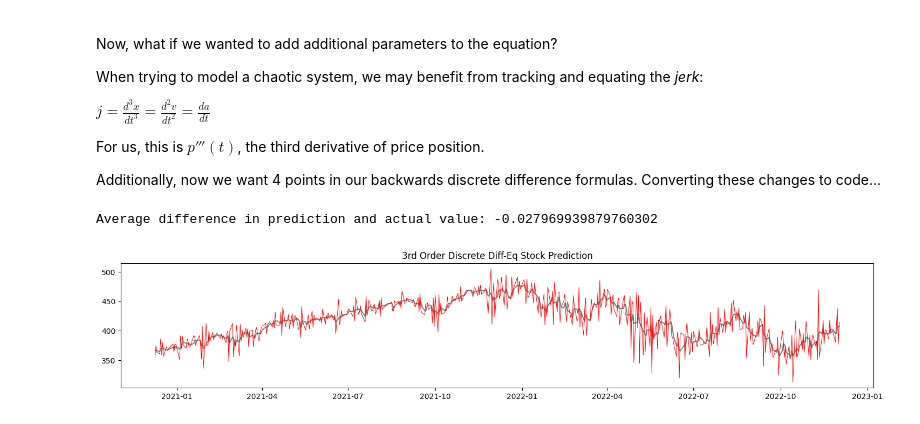
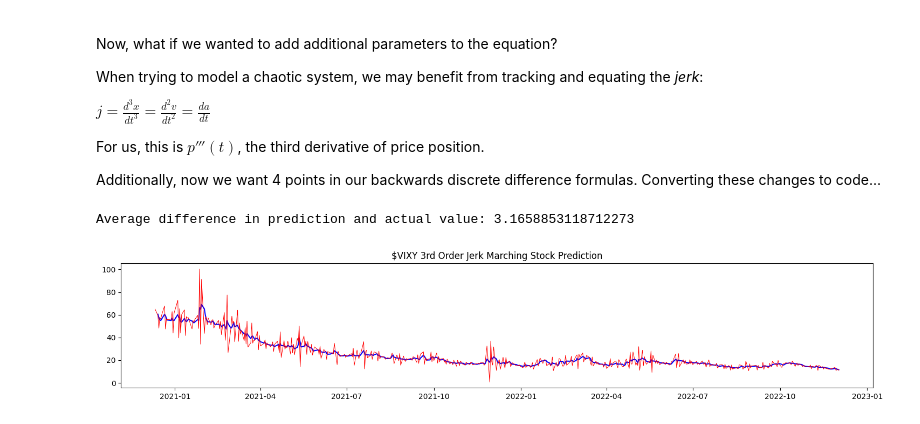
Before and after one commit to patrick-may/Differential-Equations-Stock-Modeler, a Jupyter notebook: project_writeup.ipynb, the cells around one changed output. Drawn from its saved outputs; the diff is of its cells as text; code cells hidden in the pictures.

```diff
--- a/project_writeup.ipynb
+++ b/project_writeup.ipynb
@@ -41,7 +41,7 @@ import matplotlib.pyplot as plt
 import scipy
 
 # read in dataset
-ticker="SPY"
+ticker="VIXY"
 df = pd.read_csv(f"{ticker}HistoricalData.csv")
 
 # read in discrete points for p(t)
@@ -70,7 +70,7 @@ def accel_predict(price_points):
         soln.append(step_vec)
     return soln
 
-def next_price(inputs):
+def next_accel_price(inputs):
     return inputs[0] + inputs[1] + (1/2)*inputs[2]
 
 finite_points = accel_predict(prices)
@@ -79,7 +79,7 @@ day = 2
 one_step_guesses = []
 for row in finite_points:
     #print("(Actual) Day",day,row[0])
-    guess = np.round(next_price(row), 3)
+    guess = np.round(next_accel_price(row), 3)
     #print("(Prediction) Day",day+1,guess)
     one_step_guesses.append(guess)
     day += 1
@@ -87,9 +87,9 @@ for row in finite_points:
 #print(np.array([x - y for x, y in zip(one_step_guesses, price_compare)]))
 price_compare = prices[3:] # predictions start on day 2 going to day 3 :)
 #print(price_compare[:10],one_step_guesses[:10])
-plt.plot(timestamps[3:], price_compare, color="gray", label="actual")
+plt.plot(timestamps[3:], price_compare, color="blue", label="actual")
 plt.plot(timestamps[2:], one_step_guesses, color="red", label="predicted", linewidth=0.7)
-plt.title("2nd Order Discrete Diff-Eq Stock Prediction")
-diffs = np.array([x - y for x, y in zip(one_step_guesses, price_compare)])
+plt.title(f"${ticker} 2nd Order Acceleration 1-step Stock Prediction")
+diffs = np.array([abs(x - y) for x, y in zip(one_step_guesses, price_compare)])
 print("Average difference in prediction and actual value:",np.average(diffs))
 # %% [output]
@@ -120,35 +120,35 @@ def jerk_predict(price_points):
         # 4 point backward second derivative finite difference
         a_x = (2 * xi) - (5 * xi_1) + (4 * xi_2) - (xi_3)
         # 4 point backward third derivative finite difference
         j_x = xi - (3 * xi_1) + (3 * xi_2) - (1 * xi_3)
 
         step_vec = np.array([p_x, v_x, a_x, j_x])
         soln.append(step_vec)
     return soln
 
 def next_jerk_price(row):
     return row[0] + row[1] + (1/2)*row[2] + (1/6)*row[3]
 
 jerk_points = jerk_predict(prices)
 day = 3
 one_step_guesses = []
 
 for row in jerk_points:
     guess = np.round(next_jerk_price(row), 3)
     one_step_guesses.append(guess)
     day += 1
 
     #print("(Actual) Day",day,row[0])
     #print("(Prediction) Day",day+1,guess)
 
 #print(np.array([x - y for x, y in zip(one_step_guesses, price_compare)]))
 price_compare = prices[4:] # predictions start on day 2 going to day 3 :)
 #print(price_compare[:10],one_step_guesses[:10])
-plt.plot(timestamps[4:], price_compare, color="gray", label="actual")
+plt.plot(timestamps[4:], price_compare, color="blue", label="actual")
 plt.plot(timestamps[3:], one_step_guesses, color="red", label="predicted", linewidth=0.7)
-plt.title("3rd Order Discrete Diff-Eq Stock Prediction")
-diffs = np.array([x - y for x, y in zip(one_step_guesses, price_compare)])
+plt.title(f"${ticker} 3rd Order Jerk Marching Stock Prediction")
+diffs = np.array([abs(x - y) for x, y in zip(one_step_guesses, price_compare)])
 print("Average difference in prediction and actual value:",np.average(diffs))
 # %% [output]
-Average difference in prediction and actual value: -0.027969939879760302
+Average difference in prediction and actual value: 3.1658853118712273
-[figure, old version]
+[figure, new version]
```
Also changed, not shown: parts of 5 cells of this notebook, 2 other files.
